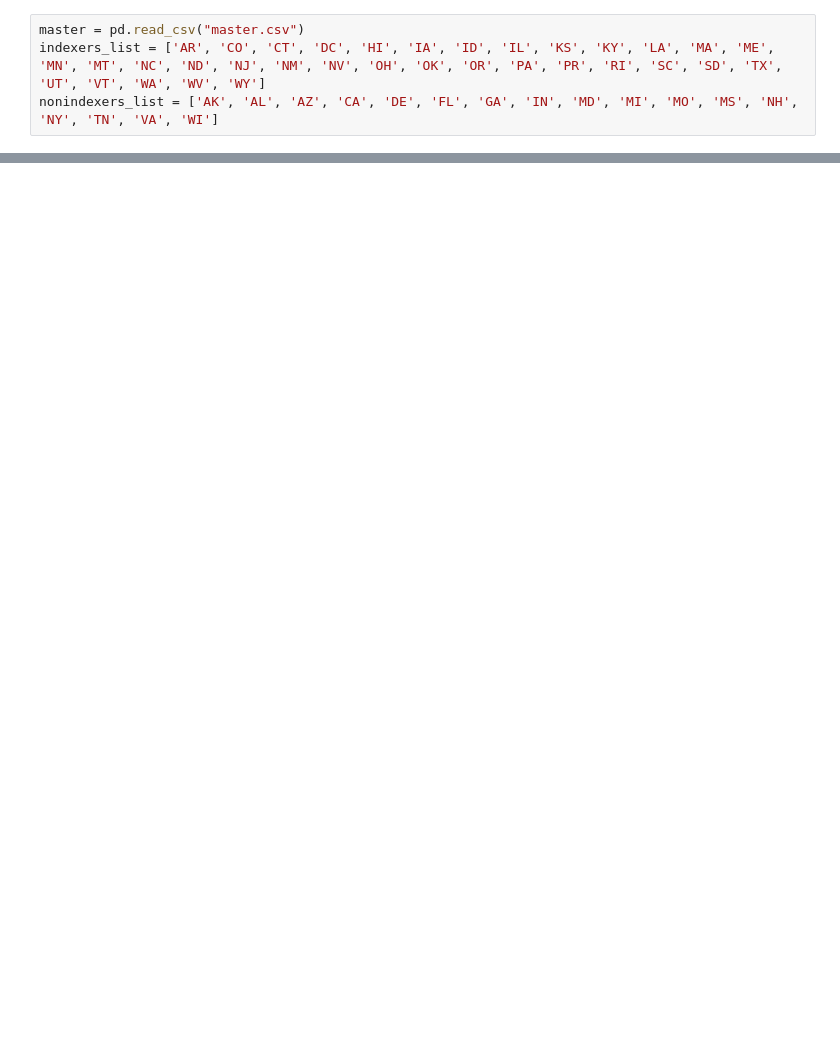
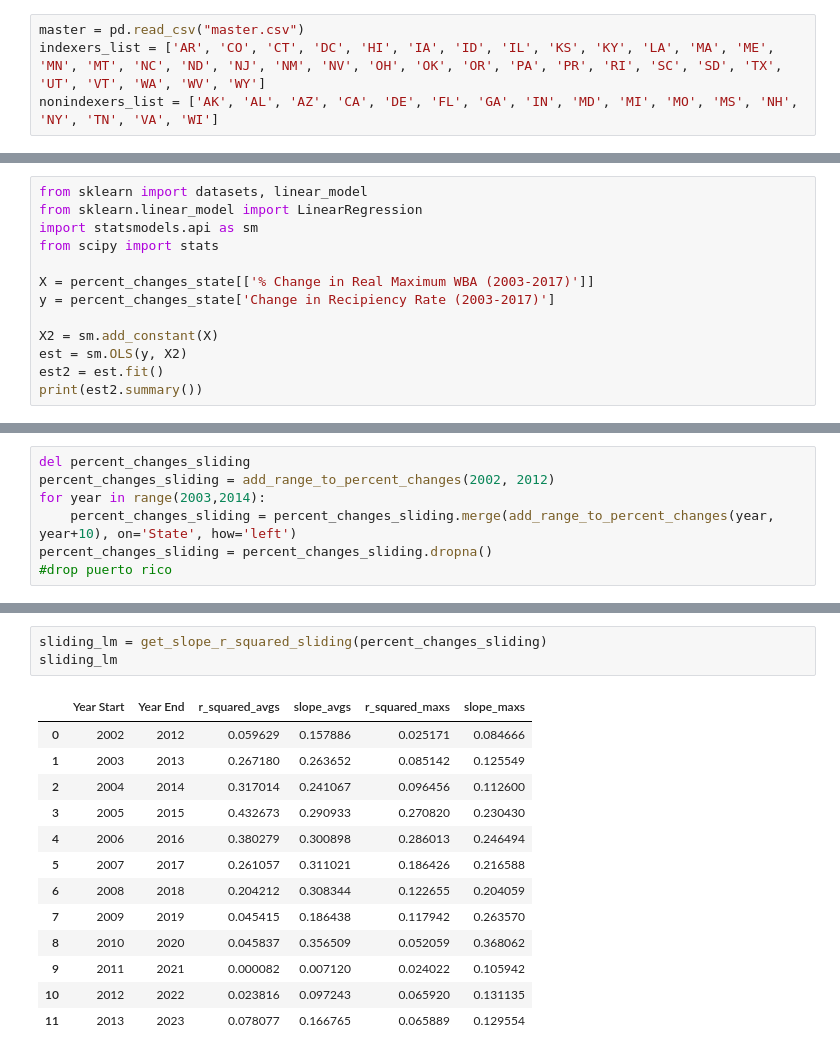
Before and after one commit to kguo12/UI-Inflation, a Jupyter notebook: UIindexingsubsets.ipynb, the cells around one changed output, grey strips where cells are left out. Saved outputs shown, nothing was run; the diff lists cells and outputs as text; blank space fills up the shorter version.

```diff
--- a/UIindexingsubsets.ipynb
+++ b/UIindexingsubsets.ipynb
@@ -65,0 +403,13 @@ nonindexers
+# %%
+from sklearn import datasets, linear_model
+from sklearn.linear_model import LinearRegression
+import statsmodels.api as sm
+from scipy import stats
+
+X = percent_changes_state[['% Change in Real Maximum WBA (2003-2017)']]
+y = percent_changes_state['Change in Recipiency Rate (2003-2017)']
+
+X2 = sm.add_constant(X)
+est = sm.OLS(y, X2)
+est2 = est.fit()
+print(est2.summary())
@@ -65,0 +501,7 @@ nonindexers
+# %%
+del percent_changes_sliding
+percent_changes_sliding = add_range_to_percent_changes(2002, 2012)
+for year in range(2003,2014):
+    percent_changes_sliding = percent_changes_sliding.merge(add_range_to_percent_changes(year, year+10), on='State', how='left')
+percent_changes_sliding = percent_changes_sliding.dropna()
+#drop puerto rico
@@ -65,0 +571,17 @@ nonindexers
+# %%
+sliding_lm = get_slope_r_squared_sliding(percent_changes_sliding)
+sliding_lm
+# %% [output]
+|  | Year Start | Year End | r_squared_avgs | slope_avgs | r_squared_maxs | slope_maxs |
+| 0 | 2002 | 2012 | 0.059629 | 0.157886 | 0.025171 | 0.084666 |
+| 1 | 2003 | 2013 | 0.267180 | 0.263652 | 0.085142 | 0.125549 |
+| 2 | 2004 | 2014 | 0.317014 | 0.241067 | 0.096456 | 0.112600 |
+| 3 | 2005 | 2015 | 0.432673 | 0.290933 | 0.270820 | 0.230430 |
+| 4 | 2006 | 2016 | 0.380279 | 0.300898 | 0.286013 | 0.246494 |
+| 5 | 2007 | 2017 | 0.261057 | 0.311021 | 0.186426 | 0.216588 |
+| 6 | 2008 | 2018 | 0.204212 | 0.308344 | 0.122655 | 0.204059 |
+| 7 | 2009 | 2019 | 0.045415 | 0.186438 | 0.117942 | 0.263570 |
+| 8 | 2010 | 2020 | 0.045837 | 0.356509 | 0.052059 | 0.368062 |
+| 9 | 2011 | 2021 | 0.000082 | 0.007120 | 0.024022 | 0.105942 |
+| 10 | 2012 | 2022 | 0.023816 | 0.097243 | 0.065920 | 0.131135 |
+| 11 | 2013 | 2023 | 0.078077 | 0.166765 | 0.065889 | 0.129554 |
```
Also changed, not shown: parts of 29 cells of this notebook, 4 other files.
